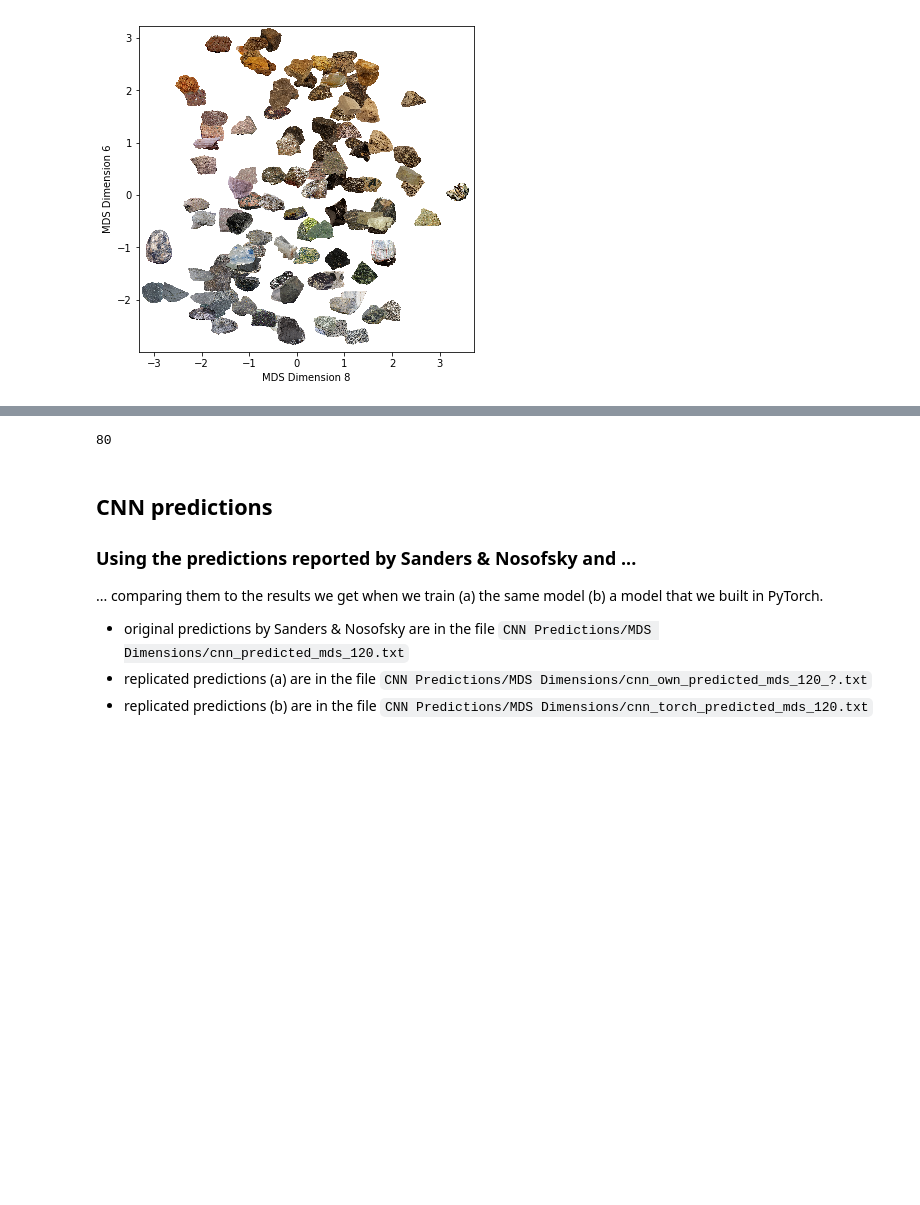
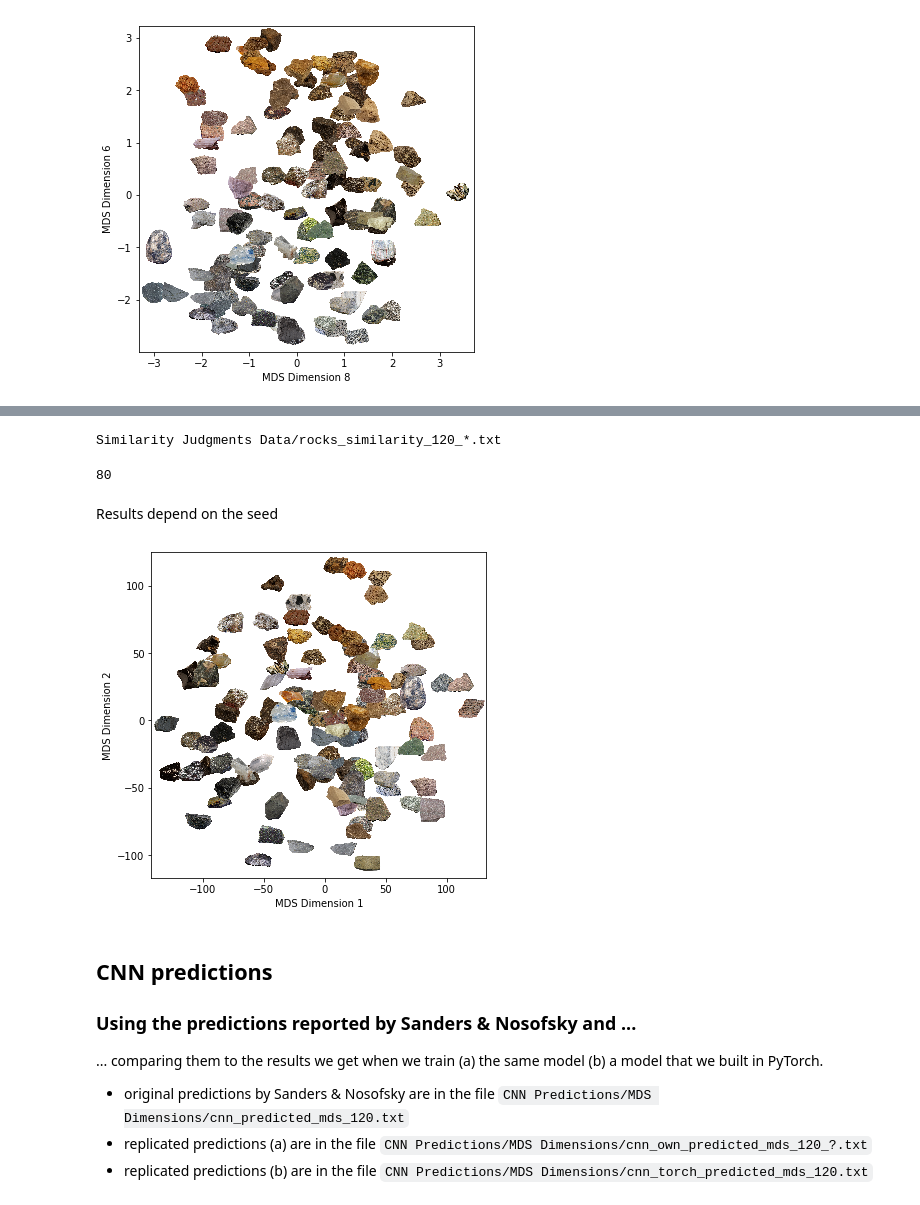
Before and after one commit to dominikpegler/mds_cnn, a Jupyter notebook: sanders_nosofsky_2020/mds.ipynb, the cells around one changed output, grey strips where cells are left out. Drawn from its saved outputs; the diff is of its cells as text; code cells hidden in the pictures; blank space fills up the shorter version.

```diff
--- a/sanders_nosofsky_2020/mds.ipynb
+++ b/sanders_nosofsky_2020/mds.ipynb
@@ -186,3 +188,7 @@ plot_dims(8, 6, mds_obs, rock_images)
+# %%
+print(judgements_glob)
+# %% [output]
+Similarity Judgments Data/rocks_similarity_120_*.txt
 # %%
 len(judgements_files)
 # %% [output]
@@ -200,3 +237,13 @@ len(judgements_files)
+# %% [markdown]
+Results depend on the seed
+# %%
+mds = MDS(n_components=8, metric=True, dissimilarity='precomputed', random_state=3)
+# Get the embeddings
+pts = mds.fit_transform(dist_manhattan)
+
+plot_dims(1, 2, pts, rock_images)
+# %% [output]
+[figure, added]
 # %% [markdown]
 ## CNN predictions
 
```
Also changed, not shown: parts of 4 cells of this notebook, 1 other file.
